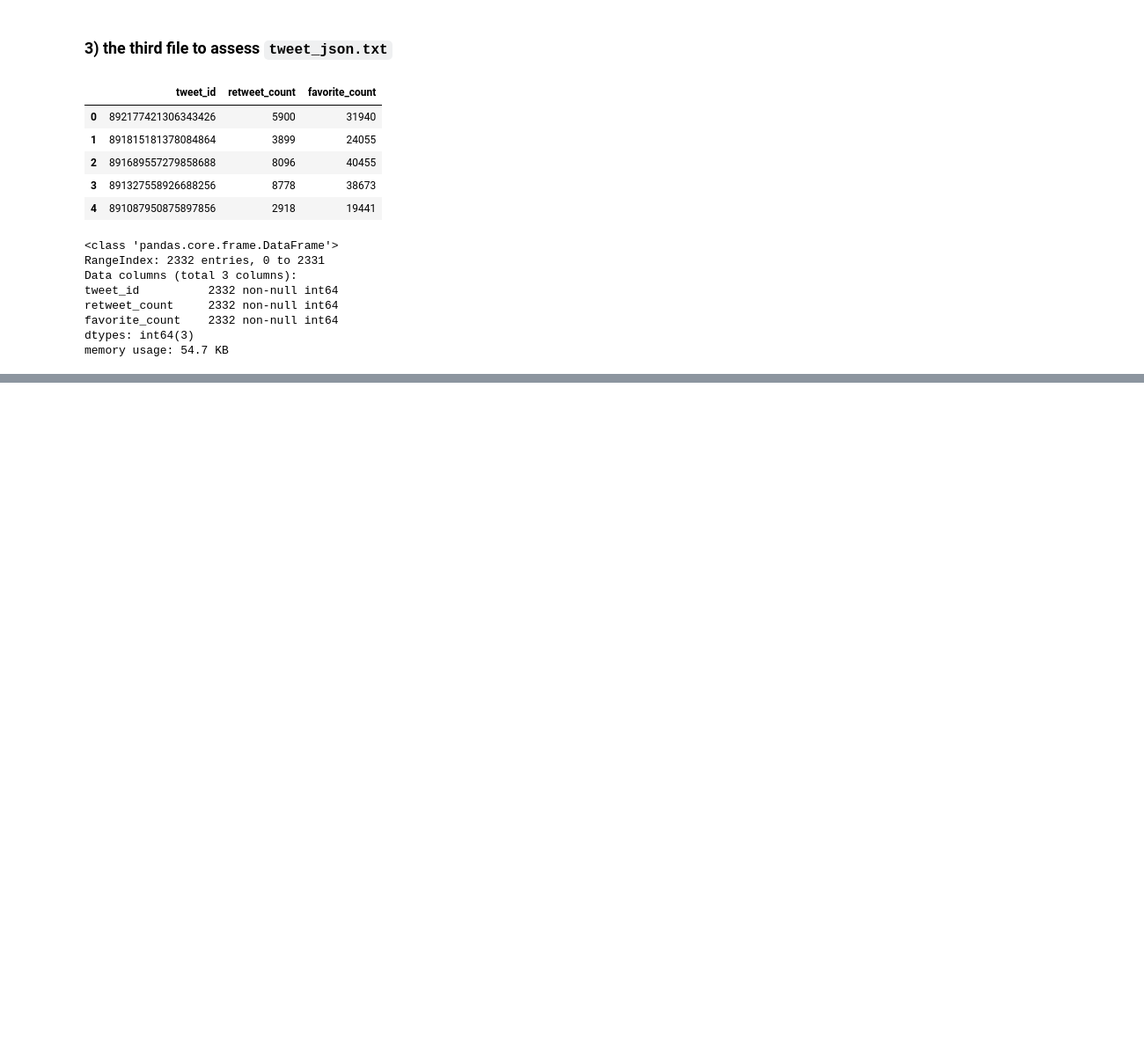
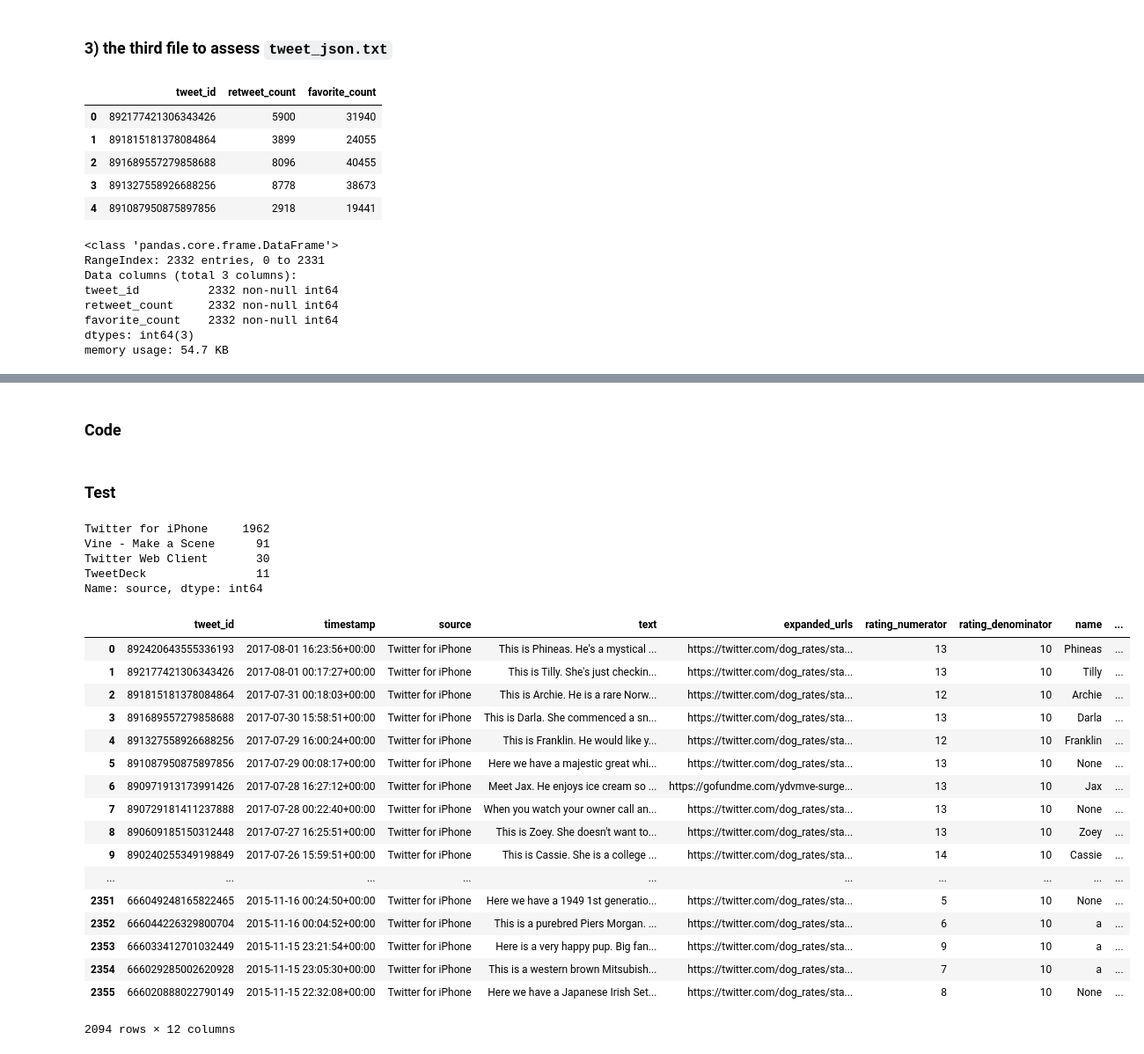
Before and after one commit to viktor-begun/Data_Analyst_Data-Wrangling, a Jupyter notebook: wrangle_act.ipynb, the cells around one changed output, grey strips where cells are left out. Shown: that part at 88% size. Cells and saved outputs as stored; diff of their text form; code cells hidden in the pictures; blank space fills up the shorter version.

```diff
--- a/wrangle_act.ipynb
+++ b/wrangle_act.ipynb
@@ -322,0 +472,5 @@ memory usage: 54.7 KB
+# %%
+# Fill in the dataframe
+twitter_archive_clean = twitter_archive_df[(twitter_archive_df.in_reply_to_user_id.notnull()==False) &
+                                           (twitter_archive_df.retweeted_status_user_id.notnull()==False) &
+                                           (twitter_archive_df.expanded_urls.notnull()==True) ]
@@ -322,0 +506,7 @@ memory usage: 54.7 KB
+# %%
+twitter_archive_clean = twitter_archive_clean.drop(['in_reply_to_status_id',
+                                                    'in_reply_to_user_id',
+                                                    'retweeted_status_id',
+                                                    'retweeted_status_user_id',
+                                                    'retweeted_status_timestamp'
+                                                   ], axis=1)
@@ -322,0 +542,3 @@ memory usage: 54.7 KB
+# %%
+# Convert 'timestamp' to datetime
+twitter_archive_clean.timestamp = pd.to_datetime(twitter_archive_clean.timestamp)
@@ -322,0 +572,38 @@ memory usage: 54.7 KB
+# %% [markdown]
+### Code
+# %%
+twitter_archive_clean.loc[twitter_archive_clean.source == '<a href="http://twitter.com/download/iphone" rel="nofollow">Twitter for iPhone</a>', 'source'] = 'Twitter for iPhone'
+twitter_archive_clean.loc[twitter_archive_clean.source == '<a href="http://vine.co" rel="nofollow">Vine - Make a Scene</a>', 'source'] = 'Vine - Make a Scene'
+twitter_archive_clean.loc[twitter_archive_clean.source == '<a href="http://twitter.com" rel="nofollow">Twitter Web Client</a>', 'source'] = 'Twitter Web Client'
+twitter_archive_clean.loc[twitter_archive_clean.source == '<a href="https://about.twitter.com/products/tweetdeck" rel="nofollow">TweetDeck</a>', 'source'] = 'TweetDeck'
+# %% [markdown]
+### Test
+# %%
+twitter_archive_clean.source.value_counts()
+# %% [output]
+Twitter for iPhone     1962
+Vine - Make a Scene      91
+Twitter Web Client       30
+TweetDeck                11
+Name: source, dtype: int64
+# %%
+twitter_archive_clean
+# %% [output]
+|  | tweet_id | timestamp | source | text | expanded_urls | rating_numerator | rating_denominator | name | ... |
+| 0 | 892420643555336193 | 2017-08-01 16:23:56+00:00 | Twitter for iPhone | This is Phineas. He's a mystical ... | https://twitter.com/dog_rates/sta... | 13 | 10 | Phineas | ... |
+| 1 | 892177421306343426 | 2017-08-01 00:17:27+00:00 | Twitter for iPhone | This is Tilly. She's just checkin... | https://twitter.com/dog_rates/sta... | 13 | 10 | Tilly | ... |
+| 2 | 891815181378084864 | 2017-07-31 00:18:03+00:00 | Twitter for iPhone | This is Archie. He is a rare Norw... | https://twitter.com/dog_rates/sta... | 12 | 10 | Archie | ... |
+| 3 | 891689557279858688 | 2017-07-30 15:58:51+00:00 | Twitter for iPhone | This is Darla. She commenced a sn... | https://twitter.com/dog_rates/sta... | 13 | 10 | Darla | ... |
+| 4 | 891327558926688256 | 2017-07-29 16:00:24+00:00 | Twitter for iPhone | This is Franklin. He would like y... | https://twitter.com/dog_rates/sta... | 12 | 10 | Franklin | ... |
+| 5 | 891087950875897856 | 2017-07-29 00:08:17+00:00 | Twitter for iPhone | Here we have a majestic great whi... | https://twitter.com/dog_rates/sta... | 13 | 10 | None | ... |
+| 6 | 890971913173991426 | 2017-07-28 16:27:12+00:00 | Twitter for iPhone | Meet Jax. He enjoys ice cream so ... | https://gofundme.com/ydvmve-surge... | 13 | 10 | Jax | ... |
+| 7 | 890729181411237888 | 2017-07-28 00:22:40+00:00 | Twitter for iPhone | When you watch your owner call an... | https://twitter.com/dog_rates/sta... | 13 | 10 | None | ... |
+| 8 | 890609185150312448 | 2017-07-27 16:25:51+00:00 | Twitter for iPhone | This is Zoey. She doesn't want to... | https://twitter.com/dog_rates/sta... | 13 | 10 | Zoey | ... |
+| 9 | 890240255349198849 | 2017-07-26 15:59:51+00:00 | Twitter for iPhone | This is Cassie. She is a college ... | https://twitter.com/dog_rates/sta... | 14 | 10 | Cassie | ... |
+| ... | ... | ... | ... | ... | ... | ... | ... | ... | ... |
+| 2351 | 666049248165822465 | 2015-11-16 00:24:50+00:00 | Twitter for iPhone | Here we have a 1949 1st generatio... | https://twitter.com/dog_rates/sta... | 5 | 10 | None | ... |
+| 2352 | 666044226329800704 | 2015-11-16 00:04:52+00:00 | Twitter for iPhone | This is a purebred Piers Morgan. ... | https://twitter.com/dog_rates/sta... | 6 | 10 | a | ... |
+| 2353 | 666033412701032449 | 2015-11-15 23:21:54+00:00 | Twitter for iPhone | Here is a very happy pup. Big fan... | https://twitter.com/dog_rates/sta... | 9 | 10 | a | ... |
+| 2354 | 666029285002620928 | 2015-11-15 23:05:30+00:00 | Twitter for iPhone | This is a western brown Mitsubish... | https://twitter.com/dog_rates/sta... | 7 | 10 | a | ... |
+| 2355 | 666020888022790149 | 2015-11-15 22:32:08+00:00 | Twitter for iPhone | Here we have a Japanese Irish Set... | https://twitter.com/dog_rates/sta... | 8 | 10 | None | ... |
+2094 rows × 12 columns
```
Also changed, not shown: parts of 59 cells of this notebook.
